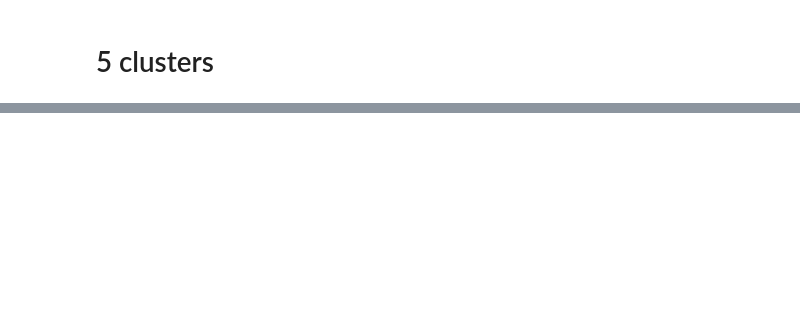
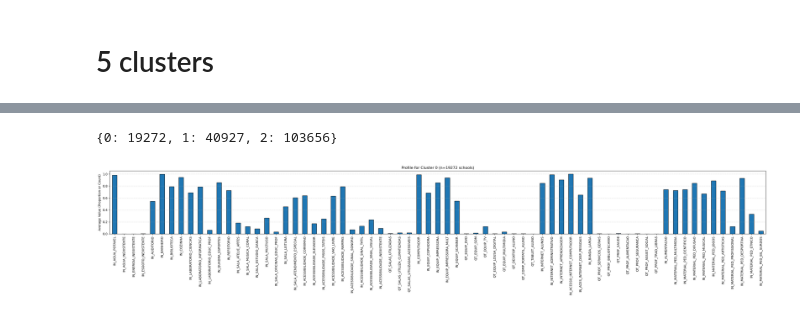
Before and after one commit to reisaraujo-miguel/trab2-ia-censo-ed-2023, a Jupyter notebook: trab2_ia_analise_censo_ed_2023.ipynb, the cells around one changed output, grey strips where cells are left out. Saved outputs shown, nothing was run; the diff lists cells and outputs as text; code cells hidden in the pictures; blank space fills up the shorter version.

```diff
--- a/trab2_ia_analise_censo_ed_2023.ipynb
+++ b/trab2_ia_analise_censo_ed_2023.ipynb
@@ -224,10 +224,2 @@ plt.show()
 # %% [markdown]
 # 4 clusters
-# %%
-kp = KPrototypes(n_clusters=4, init='Cao', verbose=1, n_jobs=8)
-
-data_array = df.values
-
-clusters = kp.fit_predict(data_array, categorical=binary_columns)
-
-df['CLUSTER_LABELS'] = clusters
@@ -282,10 +275,2 @@ plt.show()
 # %% [markdown]
 # 5 clusters
-# %%
-kp = KPrototypes(n_clusters=5, init='Cao', verbose=1, n_jobs=8)
-
-data_array = df.values
-
-clusters = kp.fit_predict(data_array, categorical=binary_columns)
-
-df['CLUSTER_LABELS'] = clusters
@@ -472,0 +326,23 @@ Run: 5, iteration: 8/100, moves: 0, ncost: 73167.6083931583
+# %%
+cluster_counts = df['CLUSTER_LABELS'].value_counts().sort_index().to_dict()
+
+print(cluster_counts)
+# %% [output]
+{0: 19272, 1: 40927, 2: 103656}
+# %%
+cluster_0 = df[df['CLUSTER_LABELS'] == 0]
+
+cluster_0_means = cluster_0.drop(columns='CLUSTER_LABELS').mean()
+
+plt.figure(figsize=(30, 6))
+cluster_0_means.plot(kind='bar', edgecolor='black')
+
+plt.title(f'Profile for Cluster 0 (n={len(cluster_0)} schools)')
+plt.ylabel('Average Value (Proportion or Count)')
+plt.xticks(rotation=90)
+plt.grid(axis='y', linestyle='--', alpha=0.5)
+
+plt.tight_layout()
+plt.show()
+# %% [output]
+[figure, added]
```
Also changed, not shown: parts of 20 cells of this notebook, 4 other files.
